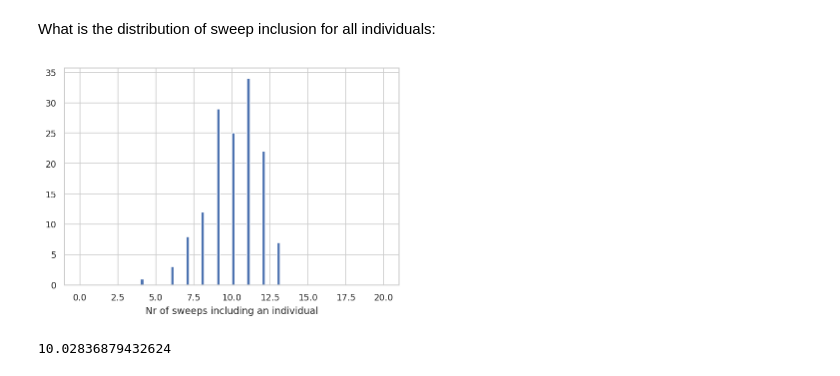
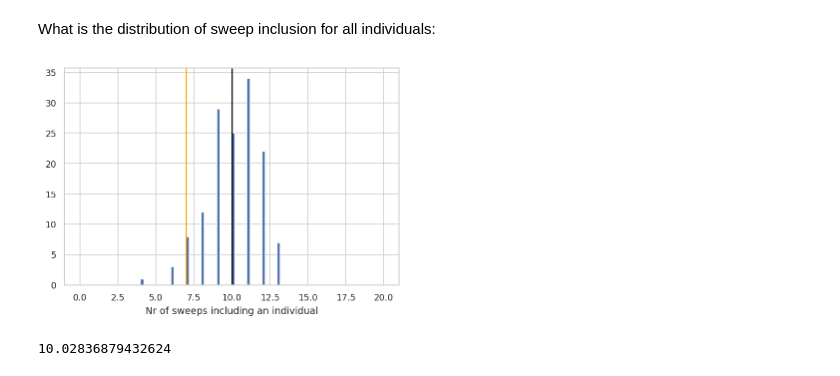
Before and after one commit to kaspermunch/humanXsweeps, a Jupyter notebook: notebooks/nb_19_sweeps_and_dist_to_ust_ishim.ipynb, the cells around one changed output. Cells and saved outputs as stored; diff of their text form; code cells hidden in the pictures.

```diff
--- a/notebooks/nb_19_sweeps_and_dist_to_ust_ishim.ipynb
+++ b/notebooks/nb_19_sweeps_and_dist_to_ust_ishim.ipynb
@@ -290,8 +290,10 @@ for tup in extended_peak_regions.itertuples():
     end = tup.end_pos
 
     # get distances between swept haplotypes and ust ishim
-    df = ust_ishim_sweep_data.copy().loc[lambda df: (df.region_1 != 'Africa') &(df.start >= tup.start_pos) & (df.end <= tup.end_pos)]
-
+    df = (ust_ishim_sweep_data
+          .copy()
+          .loc[lambda df: (df.region_1 != 'Africa') & (df.start >= tup.start_pos) & (df.end <= tup.end_pos)]
+         )
     df['peak_pos'] = tup.pos
     lst.append(df)
 
@@ -350,17 +354,19 @@ What is the distribution of sweep inclusion for all individuals:
 # %%
 #sweep_inclusion_count = sweep_inclusion
 
 sweep_inclusion_count = (windows_in_extended_regions
                    .merge(indiv_mask)
                    .groupby(['indiv_1', 'peak_pos'])
                    .agg('any')[['swept', 'missing']]
                    .reset_index()
                   ).groupby('indiv_1').agg('sum').swept.to_frame('included').reset_index()
 
 plt.hist(sweep_inclusion_count.included, bins=numpy.linspace(0,20,101))
-plt.xlabel('Nr of sweeps including an individual') ;
+plt.xlabel('Nr of sweeps including an individual')
+plt.axvline(x=sweep_inclusion_count.included.mean(), label='Mean inclusion', color='black')
+plt.axvline(x=7, color='orange', label="Ust'ishim inclusion") ;
 # %% [output]
-[figure, old version]
+[figure, new version]
 # %%
 sweep_inclusion_count.included.mean()
 # %% [output]
```
Also changed, not shown: parts of 1 cell of this notebook, 14 other files.
